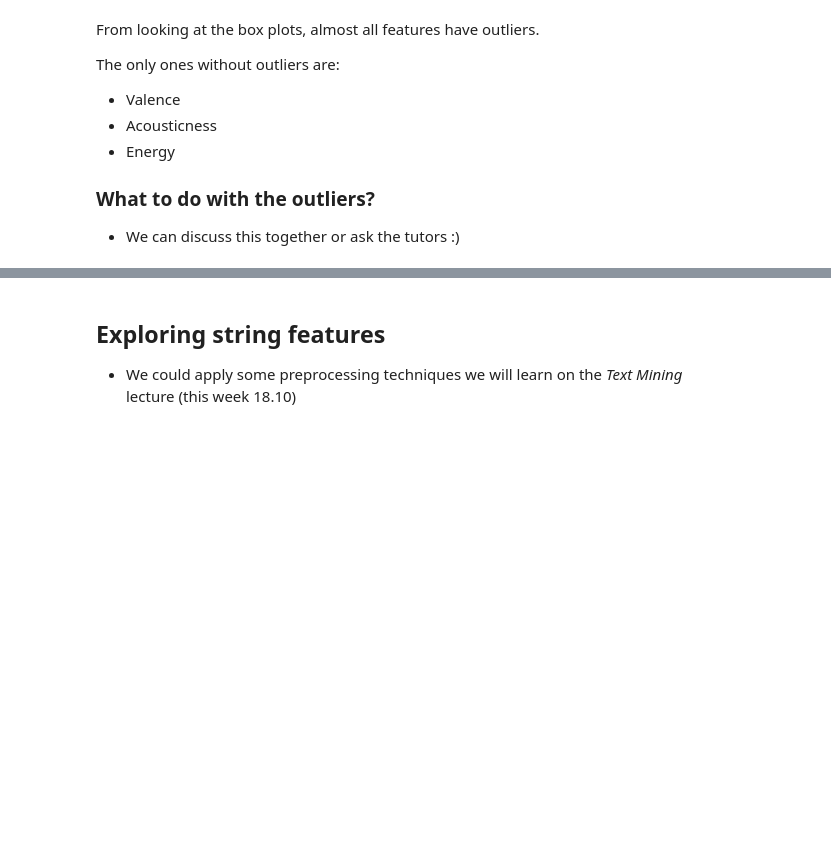
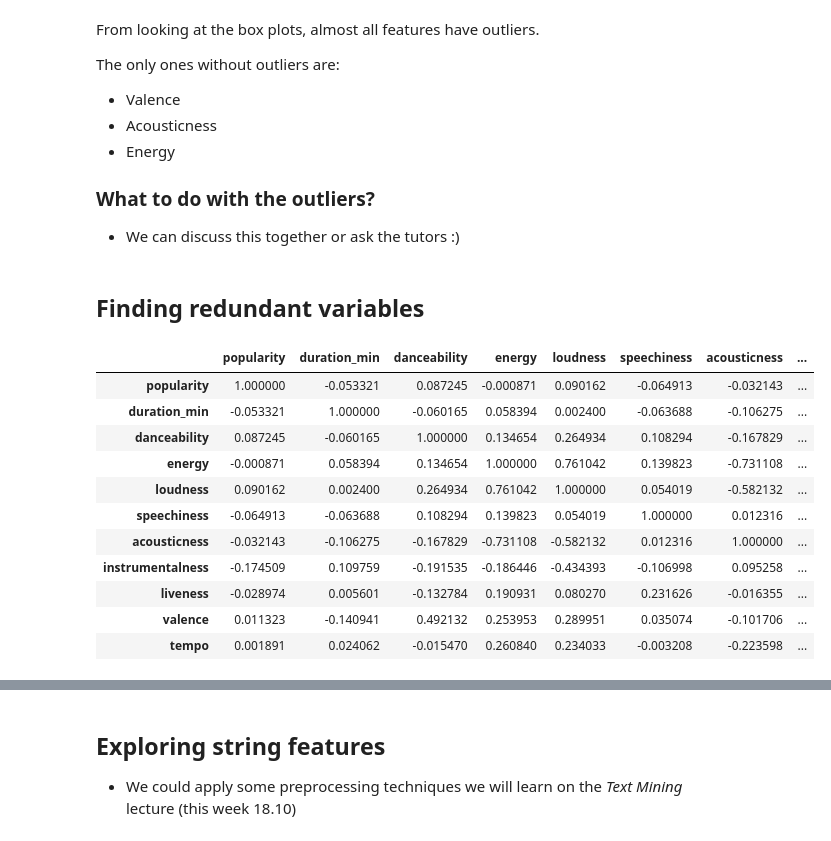
Before and after one commit to liza-no/IE500_Data_Mining_Project, a Jupyter notebook: data-exploration.ipynb, the cells around one changed output, grey strips where cells are left out. Cells and saved outputs as stored; diff of their text form; code cells hidden in the pictures; blank space fills up the shorter version.

Commit message:
Add correlation for numerical features

```diff
--- a/data-exploration.ipynb
+++ b/data-exploration.ipynb
@@ -126,3 +126,20 @@ The only ones without outliers are:
 ### What to do with the outliers?
 
 * We can discuss this together or ask the tutors :)
+# %% [markdown]
+## Finding redundant variables
+# %%
+numerical_features.corr()
+# %% [output]
+|  | popularity | duration_min | danceability | energy | loudness | speechiness | acousticness | ... |
+| popularity | 1.000000 | -0.053321 | 0.087245 | -0.000871 | 0.090162 | -0.064913 | -0.032143 | ... |
+| duration_min | -0.053321 | 1.000000 | -0.060165 | 0.058394 | 0.002400 | -0.063688 | -0.106275 | ... |
+| danceability | 0.087245 | -0.060165 | 1.000000 | 0.134654 | 0.264934 | 0.108294 | -0.167829 | ... |
+| energy | -0.000871 | 0.058394 | 0.134654 | 1.000000 | 0.761042 | 0.139823 | -0.731108 | ... |
+| loudness | 0.090162 | 0.002400 | 0.264934 | 0.761042 | 1.000000 | 0.054019 | -0.582132 | ... |
+| speechiness | -0.064913 | -0.063688 | 0.108294 | 0.139823 | 0.054019 | 1.000000 | 0.012316 | ... |
+| acousticness | -0.032143 | -0.106275 | -0.167829 | -0.731108 | -0.582132 | 0.012316 | 1.000000 | ... |
+| instrumentalness | -0.174509 | 0.109759 | -0.191535 | -0.186446 | -0.434393 | -0.106998 | 0.095258 | ... |
+| liveness | -0.028974 | 0.005601 | -0.132784 | 0.190931 | 0.080270 | 0.231626 | -0.016355 | ... |
+| valence | 0.011323 | -0.140941 | 0.492132 | 0.253953 | 0.289951 | 0.035074 | -0.101706 | ... |
+| tempo | 0.001891 | 0.024062 | -0.015470 | 0.260840 | 0.234033 | -0.003208 | -0.223598 | ... |
```
Also changed, not shown: parts of 3 cells of this notebook.
